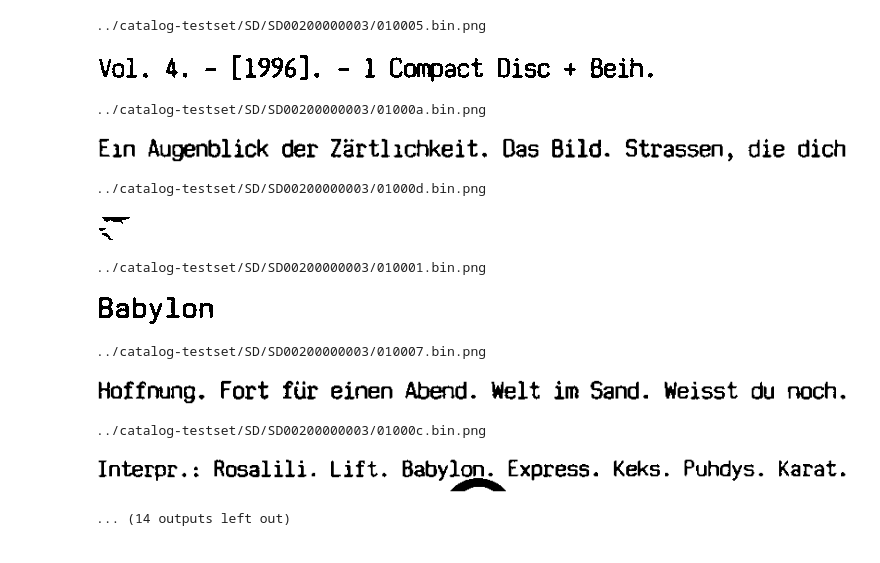
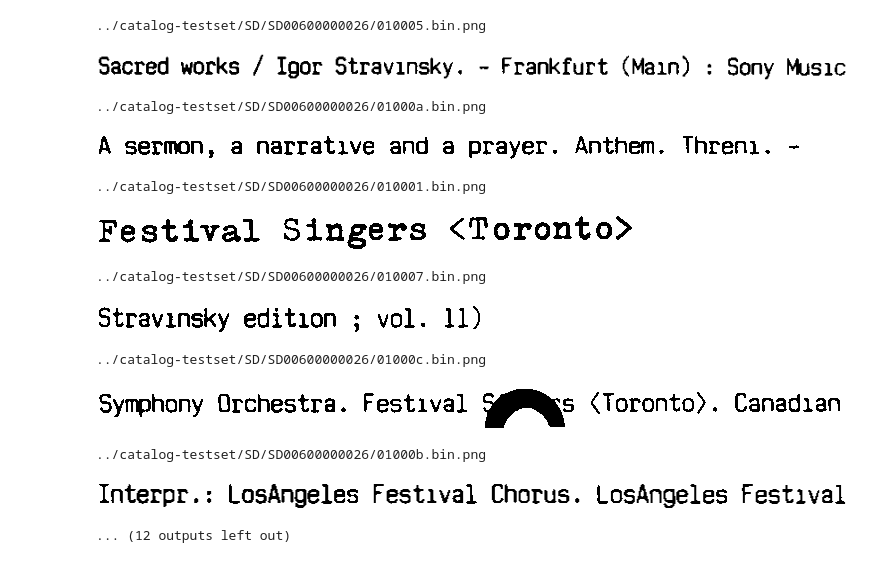
Before and after one commit to kaphka/catalog-ocr-test, a Jupyter notebook: ocropy-parameter.ipynb, the cells around one changed output. Cells and saved outputs as stored; diff of their text form; code cells hidden in the pictures.

```diff
--- a/ocropy-parameter.ipynb
+++ b/ocropy-parameter.ipynb
@@ -60,28 +59,28 @@ INFO:      11 ../catalog-testset/SD/SD00200000003.bin.png 14.5  12
 # %%
 from glob import glob
 from IPython.display import display, Image
 
 # plt.figure(figsize=(12,8))
 
-segments = glob('../catalog-testset/SD/SD00200000003/??????.bin.png')
+segments = glob('../catalog-testset/SD/SD00600000026/??????.bin.png')
 for i, s in enumerate(segments):
 #     plt.subplot(8,1,i+1)
     print s
     display(Image(filename=s))
 # %% [output]
-../catalog-testset/SD/SD00200000003/010005.bin.png
+../catalog-testset/SD/SD00600000026/010005.bin.png
-[figure, old version]
+[figure, new version]
-../catalog-testset/SD/SD00200000003/01000a.bin.png
+../catalog-testset/SD/SD00600000026/01000a.bin.png
-[figure, old version]
+[figure, new version]
-../catalog-testset/SD/SD00200000003/01000d.bin.png
+../catalog-testset/SD/SD00600000026/010001.bin.png
-[figure, old version]
+[figure, new version]
-../catalog-testset/SD/SD00200000003/010001.bin.png
+../catalog-testset/SD/SD00600000026/010007.bin.png
-[figure, old version]
+[figure, new version]
-../catalog-testset/SD/SD00200000003/010007.bin.png
+../catalog-testset/SD/SD00600000026/01000c.bin.png
-[figure, old version]
+[figure, new version]
-../catalog-testset/SD/SD00200000003/01000c.bin.png
+../catalog-testset/SD/SD00600000026/01000b.bin.png
-[figure, old version]
+[figure, new version]
-... (14 outputs left out)
+... (12 outputs left out)
 # %%
 glob('../catalog-testset/SD/SD00200000003/*')
 # %% [output]
```
Also changed, not shown: parts of 12 cells of this notebook, 3 other files.
